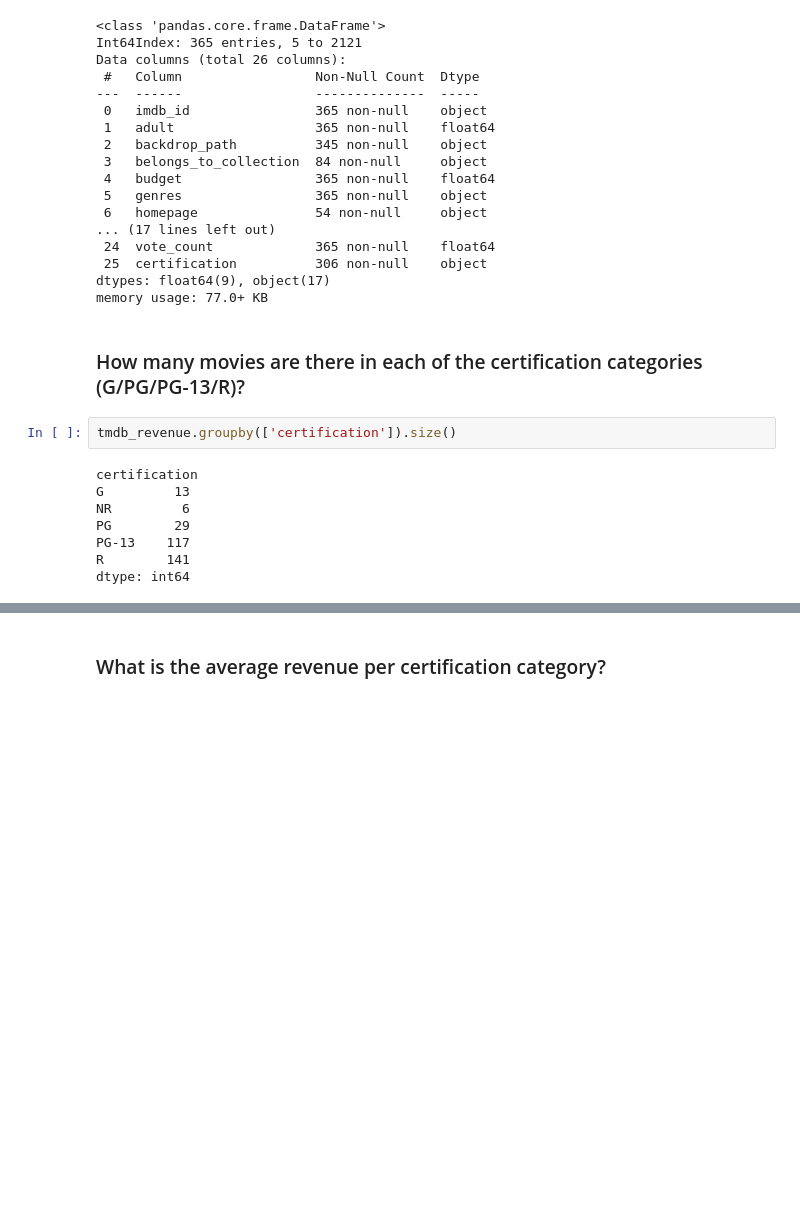
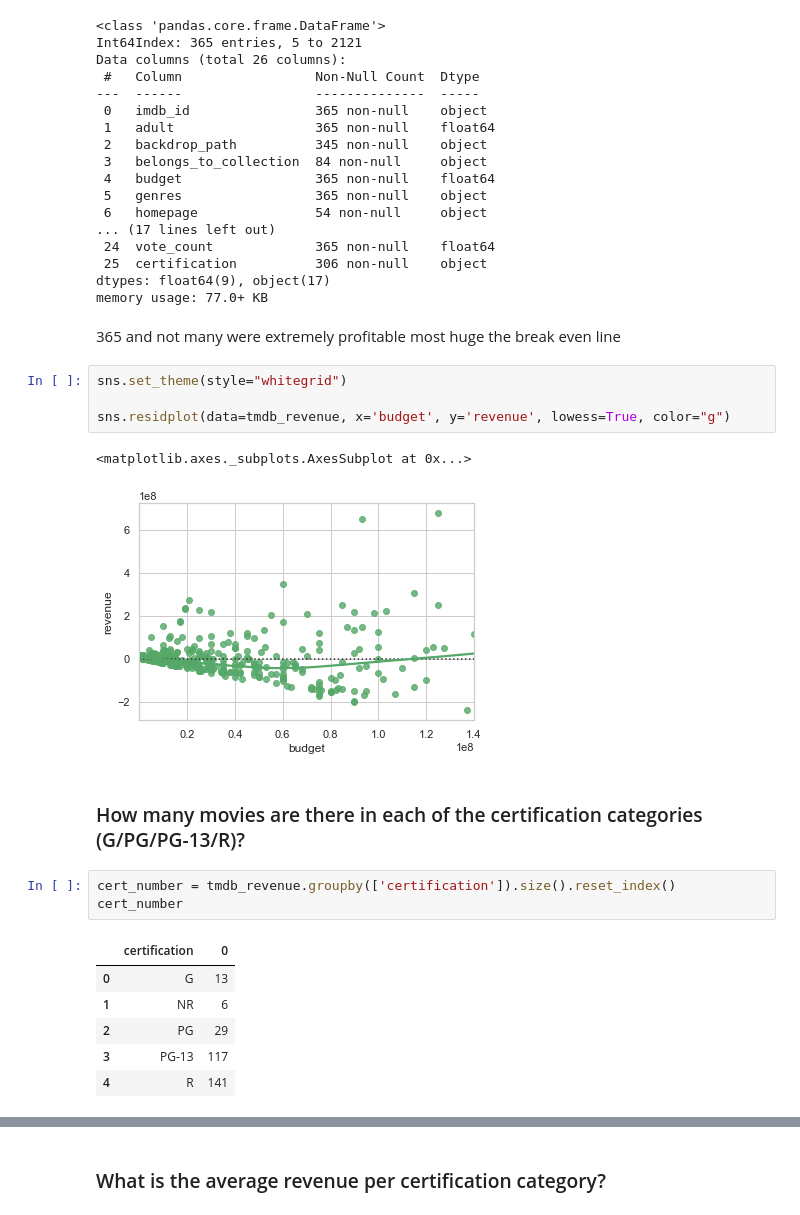
Before and after one commit to edfakie2/DOJO-PRODJECT-3, a Jupyter notebook: Prodject 3 .ipynb, the cells around one changed output, grey strips where cells are left out. Drawn from its saved outputs; the diff is of its cells as text; blank space fills up the shorter version.

Commit message:
Fixed Part 2 added visuals

```diff
--- a/Prodject 3 .ipynb
+++ b/Prodject 3 .ipynb
@@ -447,15 +455,24 @@ Data columns (total 26 columns):
  25  certification          306 non-null    object
 dtypes: float64(9), object(17)
 memory usage: 77.0+ KB
+# %% [markdown]
+365 and not many were extremely profitable most huge the break even line
+# %%
+sns.set_theme(style="whitegrid")
+
+sns.residplot(data=tmdb_revenue, x='budget', y='revenue', lowess=True, color="g")
+# %% [output]
+<matplotlib.axes._subplots.AxesSubplot at 0x...>
+[figure, added]
 # %% [markdown]
 ### How many movies are there in each of the certification categories (G/PG/PG-13/R)?
 # %%
-tmdb_revenue.groupby(['certification']).size()
+cert_number = tmdb_revenue.groupby(['certification']).size().reset_index()
+cert_number
 # %% [output]
-certification
-G         13
-NR         6
-PG        29
-PG-13    117
-R        141
-dtype: int64
+|  | certification | 0 |
+| 0 | G | 13 |
+| 1 | NR | 6 |
+| 2 | PG | 29 |
+| 3 | PG-13 | 117 |
+| 4 | R | 141 |
```
Also changed, not shown: parts of 26 cells of this notebook, 3 other files.
